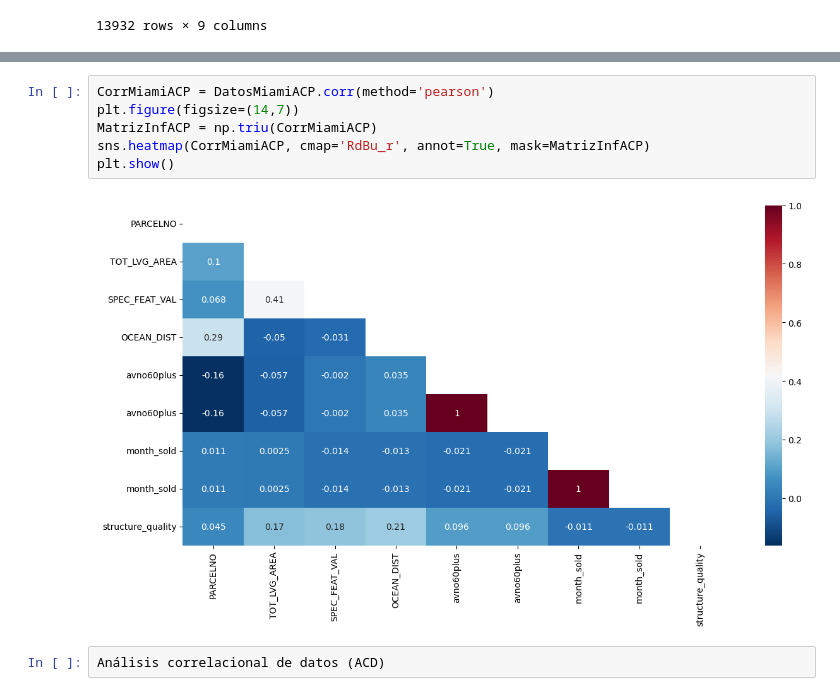
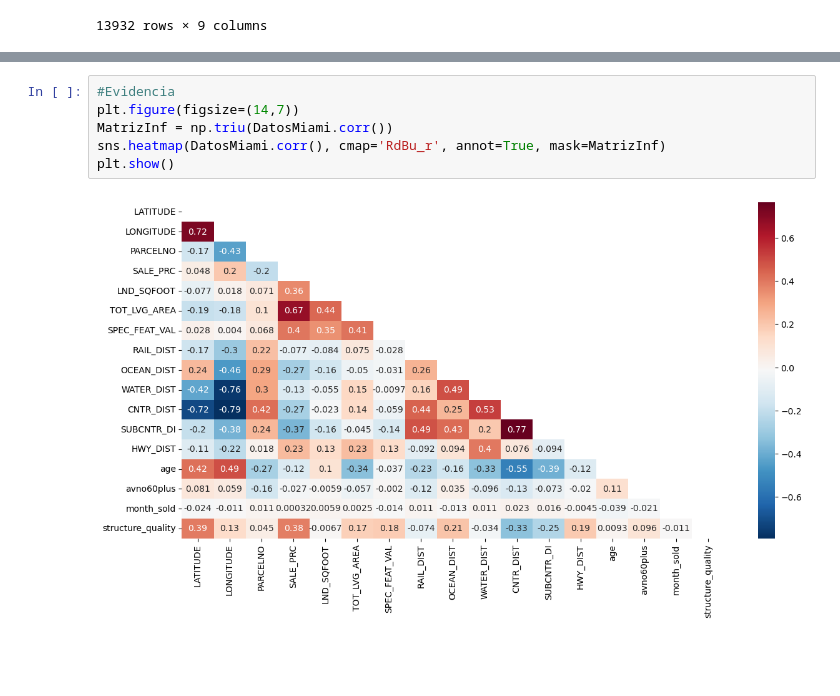
Before and after one commit to OswaCabrera/DataMining, a Jupyter notebook: OCP-HRD-Practica6.ipynb, the cells around one changed output, grey strips where cells are left out. Drawn from its saved outputs; the diff is of its cells as text; blank space fills up the shorter version.

```diff
--- a/OCP-HRD-Practica6.ipynb
+++ b/OCP-HRD-Practica6.ipynb
@@ -552,10 +606,8 @@ DatosMiamiACP
 # %%
-CorrMiamiACP = DatosMiamiACP.corr(method='pearson')
+#Evidencia
 plt.figure(figsize=(14,7))
-MatrizInfACP = np.triu(CorrMiamiACP)
-sns.heatmap(CorrMiamiACP, cmap='RdBu_r', annot=True, mask=MatrizInfACP)
+MatrizInf = np.triu(DatosMiami.corr())
+sns.heatmap(DatosMiami.corr(), cmap='RdBu_r', annot=True, mask=MatrizInf)
 plt.show()
 # %% [output]
-[figure, old version]
+[figure, new version]
-# %%
-Análisis correlacional de datos (ACD)
```
Also changed, not shown: parts of 10 cells of this notebook.
